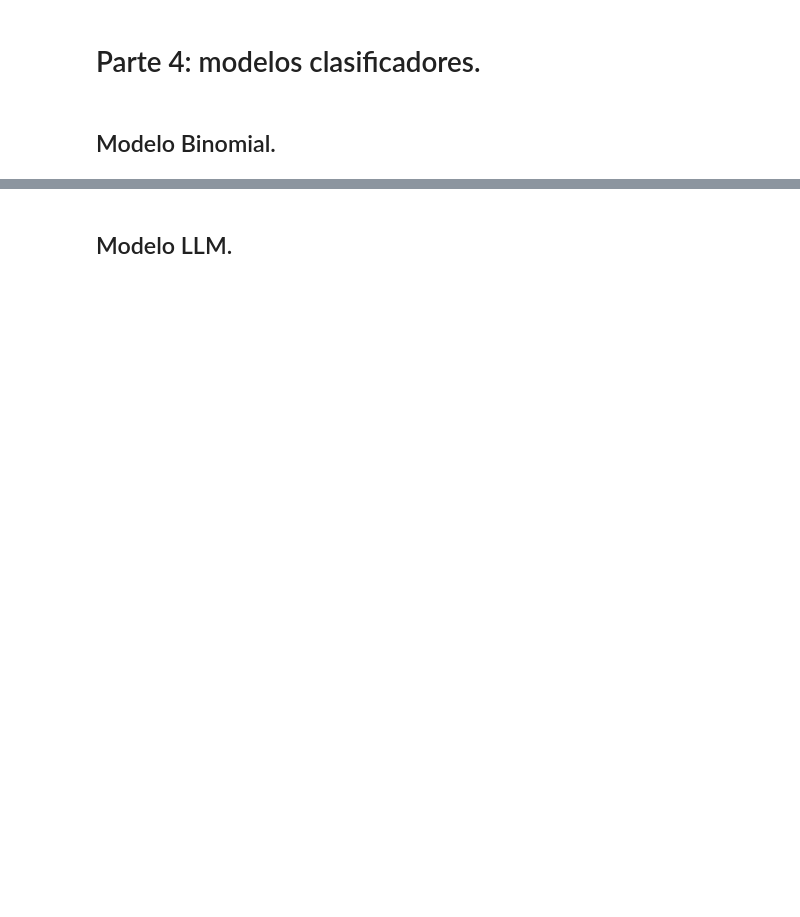
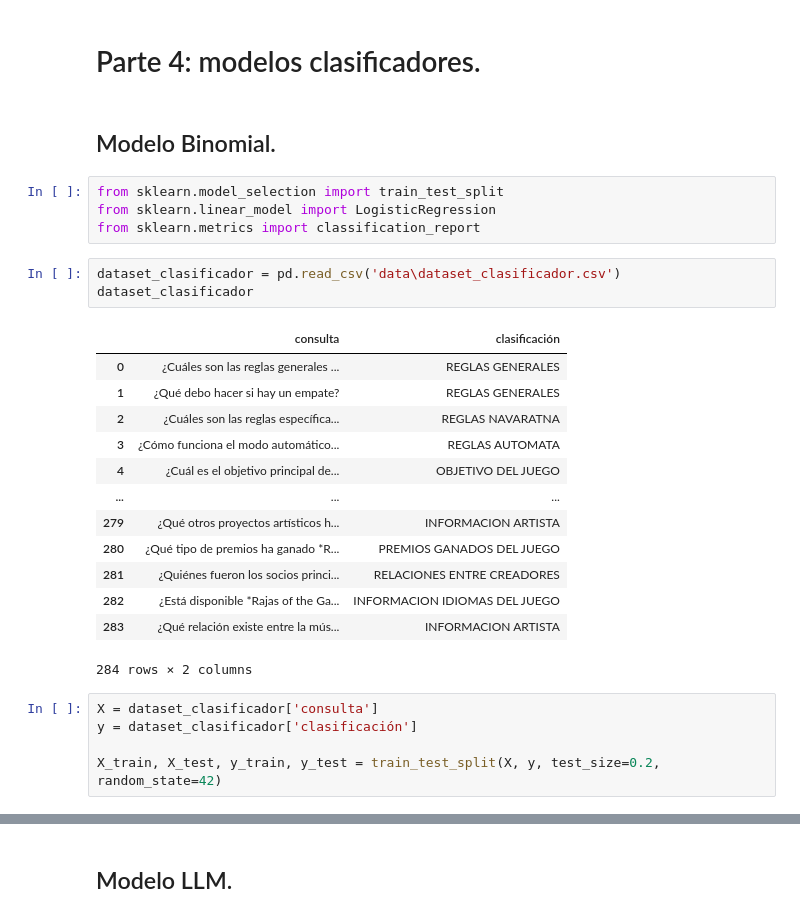
Before and after one commit to julilc/TUIA_NLP_Lopez_Ceratto_Julieta, a Jupyter notebook: TP_2.ipynb, the cells around one changed output, grey strips where cells are left out. Drawn from its saved outputs; the diff is of its cells as text; blank space fills up the shorter version.

```diff
--- a/TP_2.ipynb
+++ b/TP_2.ipynb
@@ -1415,3 +1419,29 @@ df_valores
 # Parte 4: modelos clasificadores.
 # %% [markdown]
 ## Modelo Binomial.
+# %%
+from sklearn.model_selection import train_test_split
+from sklearn.linear_model import LogisticRegression
+from sklearn.metrics import classification_report
+# %%
+dataset_clasificador = pd.read_csv('data\dataset_clasificador.csv')
+dataset_clasificador
+# %% [output]
+|  | consulta | clasificación |
+| 0 | ¿Cuáles son las reglas generales ... | REGLAS GENERALES |
+| 1 | ¿Qué debo hacer si hay un empate? | REGLAS GENERALES |
+| 2 | ¿Cuáles son las reglas específica... | REGLAS NAVARATNA |
+| 3 | ¿Cómo funciona el modo automático... | REGLAS AUTOMATA |
+| 4 | ¿Cuál es el objetivo principal de... | OBJETIVO DEL JUEGO |
+| ... | ... | ... |
+| 279 | ¿Qué otros proyectos artísticos h... | INFORMACION ARTISTA |
+| 280 | ¿Qué tipo de premios ha ganado *R... | PREMIOS GANADOS DEL JUEGO |
+| 281 | ¿Quiénes fueron los socios princi... | RELACIONES ENTRE CREADORES |
+| 282 | ¿Está disponible *Rajas of the Ga... | INFORMACION IDIOMAS DEL JUEGO |
+| 283 | ¿Qué relación existe entre la mús... | INFORMACION ARTISTA |
+284 rows × 2 columns
+# %%
+X = dataset_clasificador['consulta']
+y = dataset_clasificador['clasificación']
+
+X_train, X_test, y_train, y_test = train_test_split(X, y, test_size=0.2, random_state=42)
```
Also changed, not shown: parts of 61 cells of this notebook, 1 other file.
